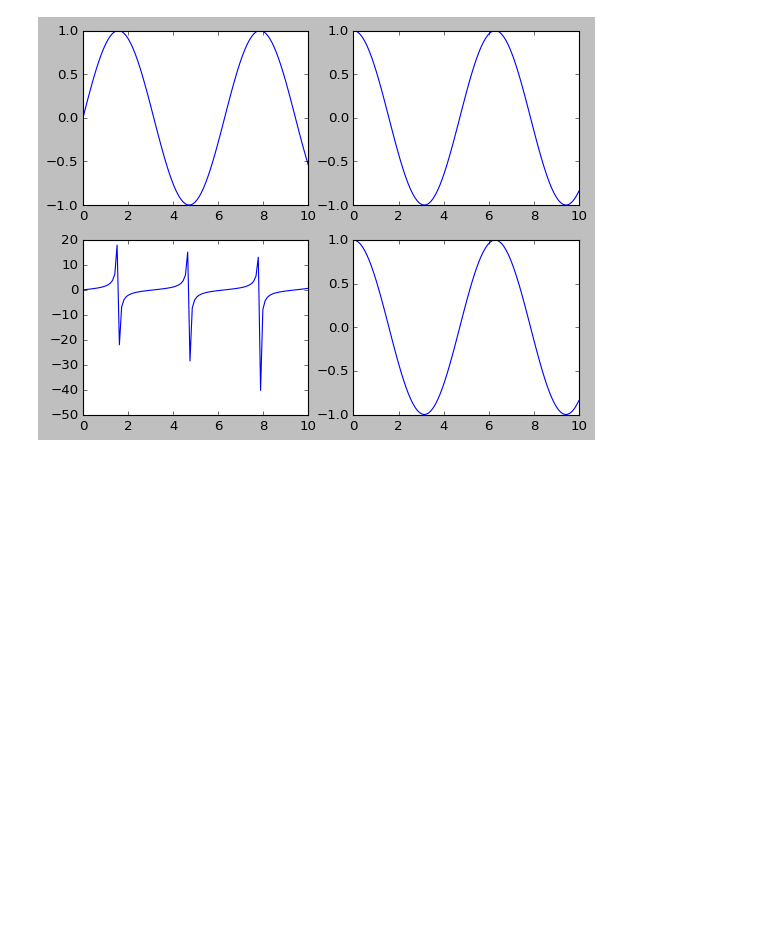
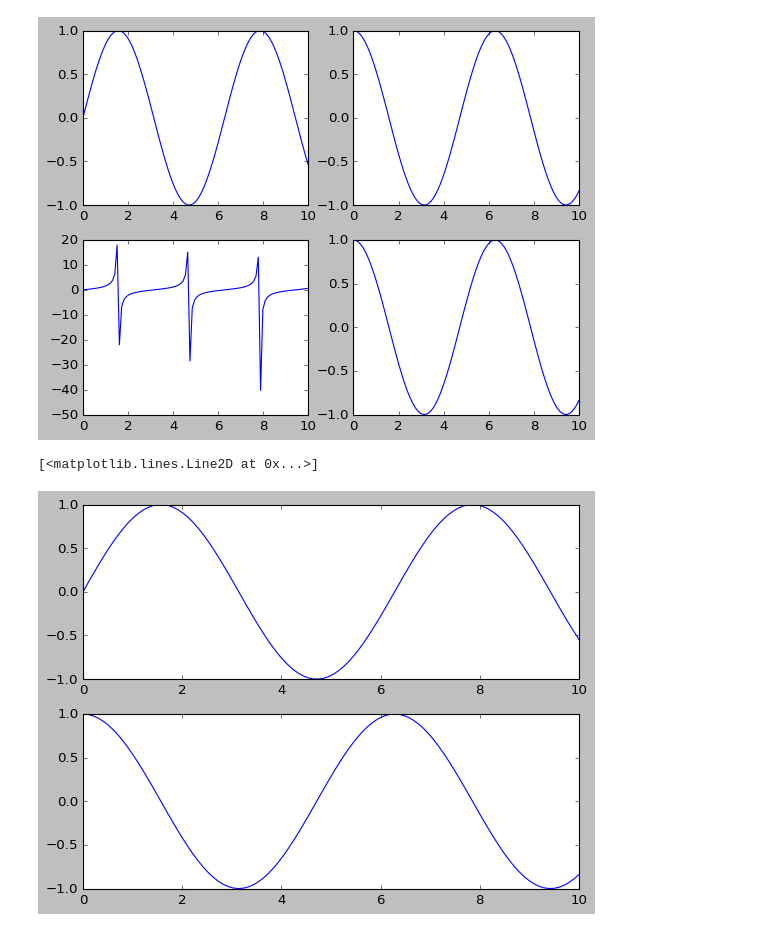
Before and after one commit to omkarpattnaik8080/Matplotlib01, a Jupyter notebook: MatplotlibComplete.ipynb, the cells around one changed output. Saved outputs shown, nothing was run; the diff lists cells and outputs as text; code cells hidden in the pictures; blank space fills up the shorter version.

```diff
--- a/MatplotlibComplete.ipynb
+++ b/MatplotlibComplete.ipynb
@@ -126,3 +126,14 @@ plt.plot(x,np.cos(x))
 plt.show()
 # %% [output]
 [figure]
+# %%
+plt.figure()
+plt.subplot(2,1,1) #2 rows and 2 columns and 1st axis
+plt.plot(x,np.sin(x))
+
+
+plt.subplot(2,1,2) #2 rows and 1 column and 2nd axis
+plt.plot(x,np.cos(x))
+# %% [output]
+[<matplotlib.lines.Line2D at 0x...>]
+[figure, added]
```
Also changed, not shown: parts of 13 cells of this notebook.
